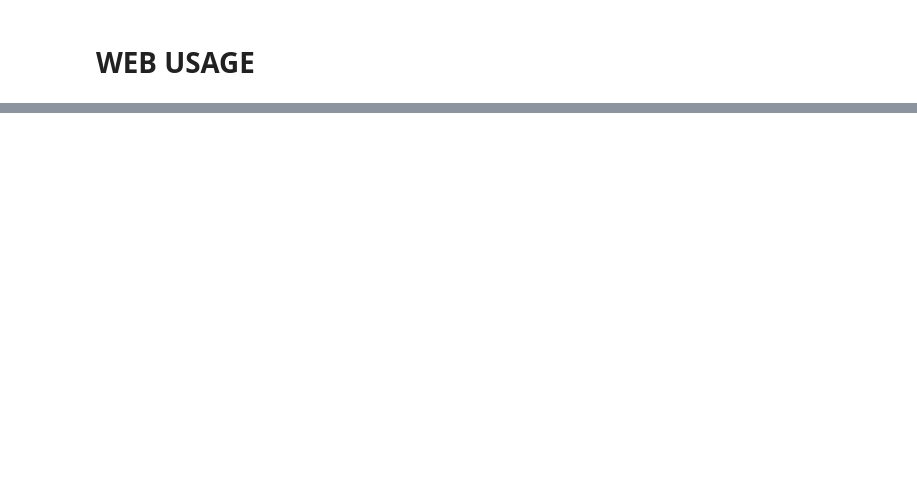
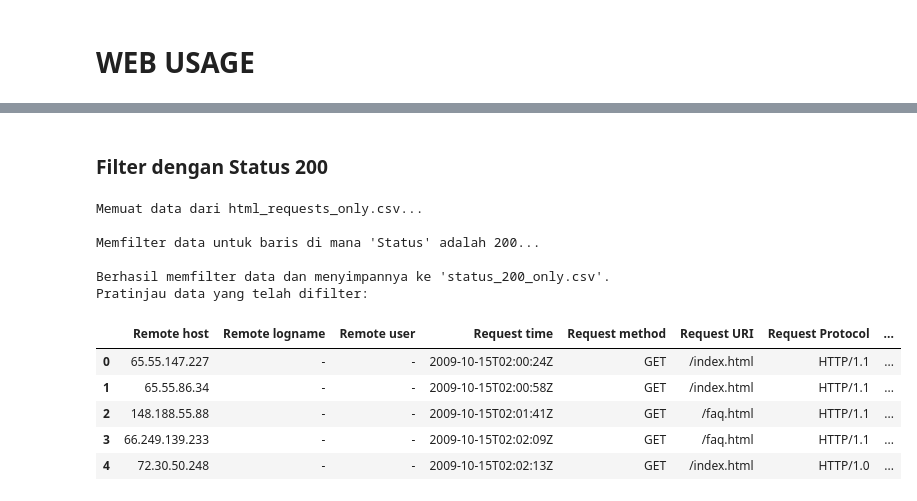
Before and after one commit to andre22-028/PPW, a Jupyter notebook: _sources/nasa.ipynb, the cells around one changed output, grey strips where cells are left out. Cells and saved outputs as stored; diff of their text form; code cells hidden in the pictures; blank space fills up the shorter version.

```diff
--- a/_sources/nasa.ipynb
+++ b/_sources/nasa.ipynb
@@ -28,0 +71,47 @@ None
+# %% [markdown]
+### Filter dengan Status 200
+# %%
+file_name = "html_requests_only.csv"
+
+# 1. Muat dataset
+print(f"Memuat data dari {file_name}...")
+df = pd.read_csv(file_name)
+
+# 2. Tentukan kolom target
+target_column = "Status"
+
+# 3. Periksa apakah kolom target ada
+if target_column not in df.columns:
+    print(f"Error: Kolom '{target_column}' tidak ditemukan di CSV.")
+else:
+    # 4. Periksa apakah kolomnya numerik
+    if pd.api.types.is_numeric_dtype(df[target_column]):
+
+        # 5. Filter baris di mana 'Status' = 200
+        print(f"\nMemfilter data untuk baris di mana '{target_column}' adalah 200...")
+        filtered_df = df[df[target_column] == 200].copy()
+
+        # 6. Simpan data hasil filter
+        output_filename = "status_200_only.csv"
+        filtered_df.to_csv(output_filename, index=False)
+
+        # 7. Tampilkan hasil dalam kotak tabel
+        print(f"\nBerhasil memfilter data dan menyimpannya ke '{output_filename}'.")
+        print("Pratinjau data yang telah difilter:")
+        display(filtered_df.head())
+
+    else:
+        print(f"Error: Kolom '{target_column}' bukan numerik. Tidak dapat memfilter berdasarkan nilai 200.")
+# %% [output]
+Memuat data dari html_requests_only.csv...
+
+Memfilter data untuk baris di mana 'Status' adalah 200...
+
+Berhasil memfilter data dan menyimpannya ke 'status_200_only.csv'.
+Pratinjau data yang telah difilter:
+|  | Remote host | Remote logname | Remote user | Request time | Request method | Request URI | Request Protocol | ... |
+| 0 | 65.55.147.227 | - | - | 2009-10-15T02:00:24Z | GET | /index.html | HTTP/1.1 | ... |
+| 1 | 65.55.86.34 | - | - | 2009-10-15T02:00:58Z | GET | /index.html | HTTP/1.1 | ... |
+| 2 | 148.188.55.88 | - | - | 2009-10-15T02:01:41Z | GET | /faq.html | HTTP/1.1 | ... |
+| 3 | 66.249.139.233 | - | - | 2009-10-15T02:02:09Z | GET | /faq.html | HTTP/1.1 | ... |
+| 4 | 72.30.50.248 | - | - | 2009-10-15T02:02:13Z | GET | /index.html | HTTP/1.0 | ... |
```
Also changed, not shown: parts of 19 cells of this notebook, 2 other files.
